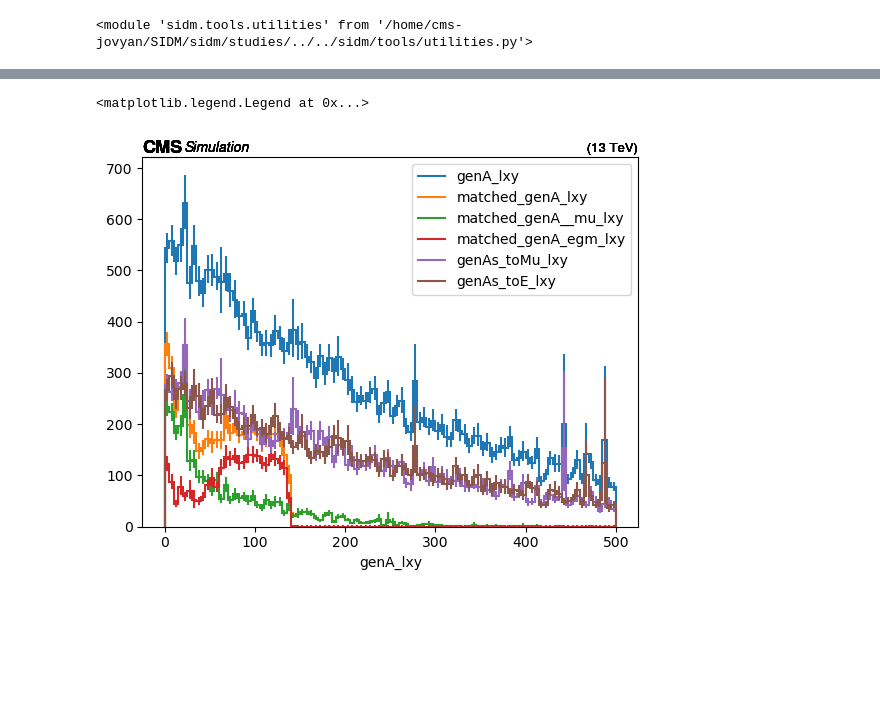
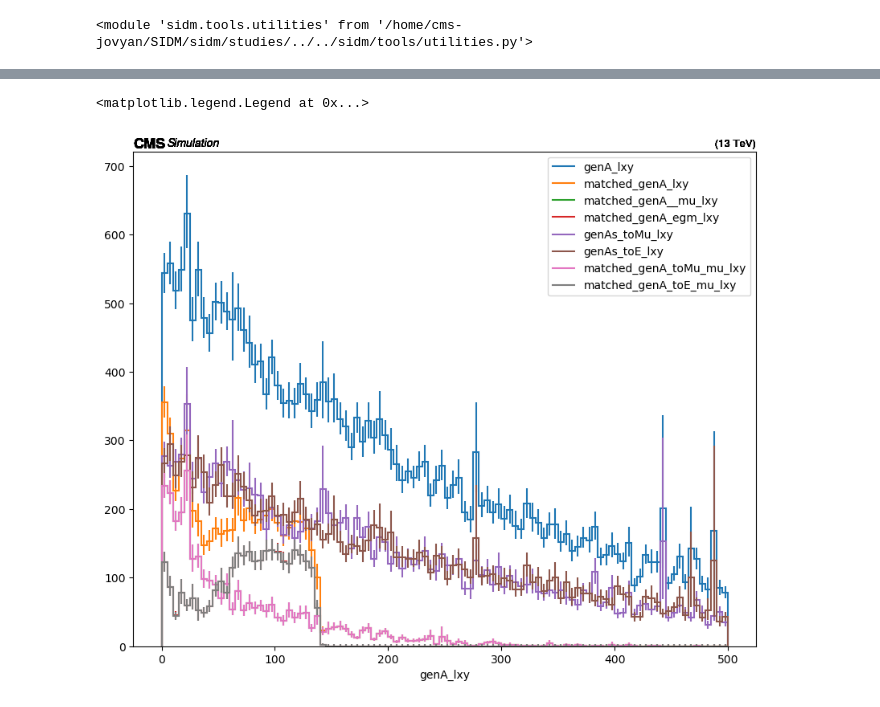
Before and after one commit to mariajose2398/SIDM, a Jupyter notebook: sidm/studies/darkPhotonLxyEff.ipynb, the cells around one changed output, grey strips where cells are left out. Cells and saved outputs as stored; diff of their text form; code cells hidden in the pictures; blank space fills up the shorter version.

Commit message:
Added new plots to the GenA lxy :
1) genA decaying to muon with mu lj nearby
2) genA decaying to electron with egm lj nearby

1/2 overlap with matched genA _mu/egm_lxy plot

```diff
--- a/sidm/studies/darkPhotonLxyEff.ipynb
+++ b/sidm/studies/darkPhotonLxyEff.ipynb
@@ -71,16 +71,20 @@ Warning: a histogram with the following axis names could not be filled and will
 # %%
 ch1 ="baseNoLj"
 ch2="2mu2e"
+fig = plt.figure(figsize=(10, 8))
 utilities.plot([output["out"][f"{name}"]["hists"]["genA_lxy"][ch1,:] for name in samples], density=False)
 utilities.plot([output["out"][f"{name}"]["hists"]["matched_genA_lxy"][ch1,:] for name in samples], density=False)
 utilities.plot([output["out"][f"{name}"]["hists"]["matched_genA_mu_lxy"][ch1,:] for name in samples], density=False)
 utilities.plot([output["out"][f"{name}"]["hists"]["matched_genA_egm_lxy"][ch1,:] for name in samples], density=False)
 utilities.plot([output["out"][f"{name}"]["hists"]["genAs_toMu_lxy"][ch1,:] for name in samples], density=False)
 utilities.plot([output["out"][f"{name}"]["hists"]["genAs_toE_lxy"][ch1,:] for name in samples], density=False)
-plt.legend(["genA_lxy", "matched_genA_lxy","matched_genA__mu_lxy", "matched_genA_egm_lxy", "genAs_toMu_lxy", "genAs_toE_lxy"])
+utilities.plot([output["out"][f"{name}"]["hists"]["matched_genA_toMu_mu_lxy"][ch1,:] for name in samples], density=False)
+utilities.plot([output["out"][f"{name}"]["hists"]["matched_genA_toE_egm_lxy"][ch1,:] for name in samples], density=False)
+plt.legend(["genA_lxy", "matched_genA_lxy","matched_genA__mu_lxy", "matched_genA_egm_lxy", "genAs_toMu_lxy",
+            "genAs_toE_lxy", "matched_genA_toMu_mu_lxy", "matched_genA_toE_mu_lxy"])
 # %% [output]
 <matplotlib.legend.Legend at 0x...>
-[figure, old version]
+[figure, new version]
 # %%
 utilities.plot([output["out"][f"{name}"]["hists"]["genA_n"][ch1,:] for name in samples], density=False)
 utilities.plot([output["out"][f"{name}"]["hists"]["matched_genA_n"][ch1,:] for name in samples], density=False)
```
Also changed, not shown: parts of 4 cells of this notebook.
